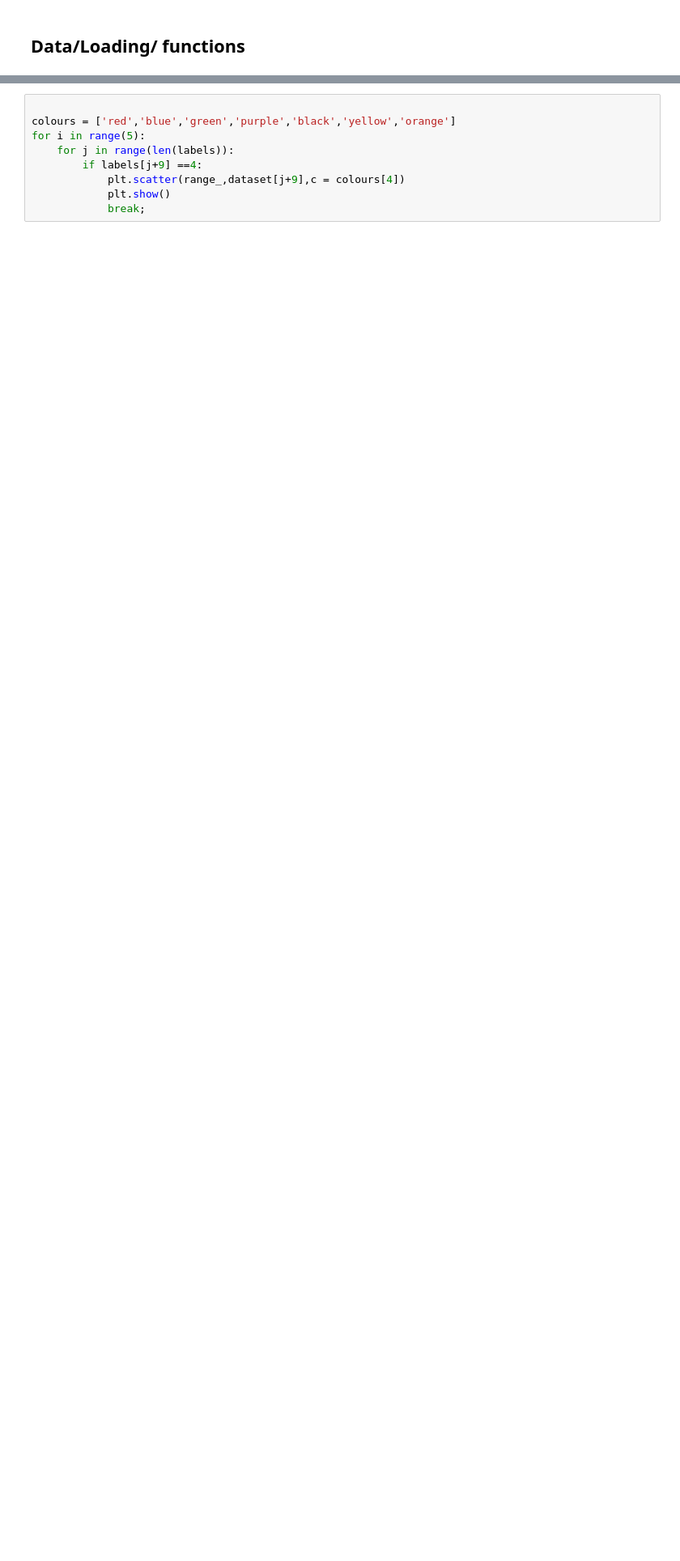
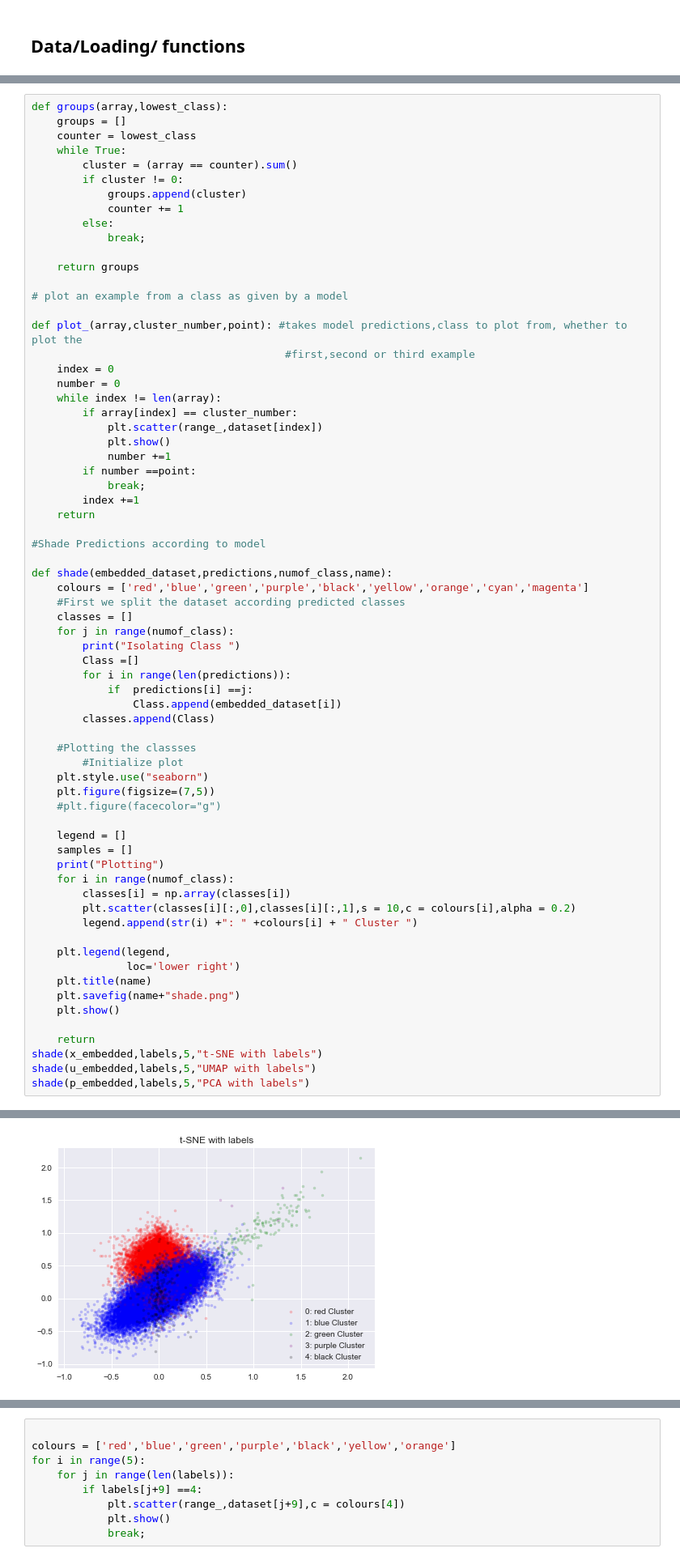
Before and after one commit to Koketsoc137/Clustering-on-simulation-data, a Jupyter notebook: Clustering.ipynb, the cells around one changed output, grey strips where cells are left out. Shown: that part at 81% size. Cells and saved outputs as stored; diff of their text form; blank space fills up the shorter version.

```diff
--- a/Clustering.ipynb
+++ b/Clustering.ipynb
@@ -91,0 +36,69 @@ Plotting
+# %%
+def groups(array,lowest_class):
+    groups = []
+    counter = lowest_class
+    while True:
+        cluster = (array == counter).sum()
+        if cluster != 0:
+            groups.append(cluster)
+            counter += 1
+        else:
+            break;
+
+    return groups
+
+# plot an example from a class as given by a model
+
+def plot_(array,cluster_number,point): #takes model predictions,class to plot from, whether to plot the
+                                        #first,second or third example
+    index = 0
+    number = 0
+    while index != len(array):
+        if array[index] == cluster_number:
+            plt.scatter(range_,dataset[index])
+            plt.show()
+            number +=1
+        if number ==point:
+            break;
+        index +=1
+    return
+
+#Shade Predictions according to model
+
+def shade(embedded_dataset,predictions,numof_class,name):
+    colours = ['red','blue','green','purple','black','yellow','orange','cyan','magenta']
+    #First we split the dataset according predicted classes
+    classes = []
+    for j in range(numof_class):
+        print("Isolating Class ")
+        Class =[]
+        for i in range(len(predictions)):
+            if  predictions[i] ==j:
+                Class.append(embedded_dataset[i])
+        classes.append(Class)
+
+    #Plotting the classses
+        #Initialize plot
+    plt.style.use("seaborn")
+    plt.figure(figsize=(7,5))
+    #plt.figure(facecolor="g")
+
+    legend = []
+    samples = []
+    print("Plotting")
+    for i in range(numof_class):
+        classes[i] = np.array(classes[i])
+        plt.scatter(classes[i][:,0],classes[i][:,1],s = 10,c = colours[i],alpha = 0.2)
+        legend.append(str(i) +": " +colours[i] + " Cluster ")
+
+    plt.legend(legend,
+               loc='lower right')
+    plt.title(name)
+    plt.savefig(name+"shade.png")
+    plt.show()
+
+    return
+shade(x_embedded,labels,5,"t-SNE with labels")
+shade(u_embedded,labels,5,"UMAP with labels")
+shade(p_embedded,labels,5,"PCA with labels")
+# %% [output]
@@ -91,0 +111 @@ Plotting
+[figure, added]
```
Also changed, not shown: parts of 34 cells of this notebook.
